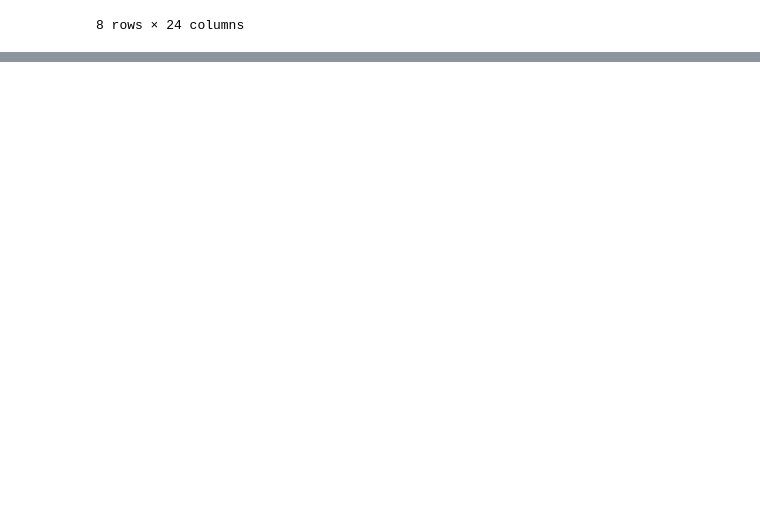
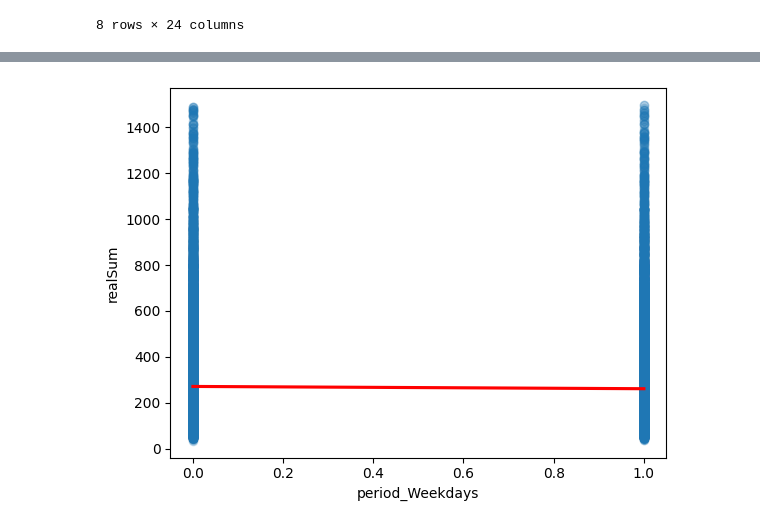
Before and after one commit to AddiH/DataScienceExam, a Jupyter notebook: nbs/data_explore.ipynb, the cells around one changed output, grey strips where cells are left out. Drawn from its saved outputs; the diff is of its cells as text; code cells hidden in the pictures; blank space fills up the shorter version.

```diff
--- a/nbs/data_explore.ipynb
+++ b/nbs/data_explore.ipynb
@@ -138,0 +141,27 @@ sns.heatmap(df_hot_filtered.corr(), cmap='viridis')
+# %%
+dummy_cols = ['biz', 'multi','single','room_type_Entire home/apt', 'city_Amsterdam', 'city_Athens', 'city_Barcelona','city_Berlin', 'city_Budapest','city_Lisbon','city_London', 'city_Paris', 'city_Rome', 'city_Vienna', 'period_Weekdays' ]
+
+df_hot2_plot1 = df_hot2[['realSum', 'person_capacity', 'biz', 'multi', 'bedrooms', 'dist', 'metro_dist', 'attr_index_norm', 'rest_index_norm','single', 'period_Weekdays']]
+df_hot2_plot2 = df_hot2[['realSum', 'city_Amsterdam', 'city_Athens', 'city_Barcelona', 'city_Berlin', 'city_Budapest', 'city_Lisbon', 'city_London','city_Paris', 'city_Rome','city_Vienna']]
+
+# Assuming df_hot2_plot1 and dummy_cols are already defined
+fig, ax = plt.subplots(nrows=4, ncols=3, figsize=(13,10))
+plot_idx = list(itertools.product(range(4), range(3)))
+
+# Filter columns to plot
+columns_to_plot = [c for c in df_hot2_plot1.columns if c != 'realSum']
+num_plots = len(columns_to_plot)
+
+for i, c in enumerate(columns_to_plot):
+    if c in dummy_cols:
+        sns.pointplot(data=df_hot2_plot1, x=c, y='realSum', ax=ax[plot_idx[i]])
+    else:
+        #.scatterplot(data=df_hot2_plot1, x=c, y='realSum', ax=ax[plot_idx[i]], alpha=0.02)
+        sns.regplot(data=df_hot2_plot1, x=c, y='realSum', ax=ax[plot_idx[i]], scatter_kws={'alpha':0.02}, line_kws={'color': 'red'}, ci = 95)
+
+# Hide unused subplots if any
+for j in range(num_plots, len(plot_idx)):
+    ax[plot_idx[j]].set_visible(False)
+
+plt.tight_layout()
+plt.show()
@@ -139 +170,7 @@ sns.heatmap(df_hot_filtered.corr(), cmap='viridis')
+# %%
+# Simplified test
+sns.regplot(data=df_hot2_plot1, x='period_Weekdays', y='realSum', scatter_kws={'alpha': 0.2}, line_kws={'color': 'red'}, ci=95)
+plt.show()
+# %% [output]
+[figure, added]
 # %%
```
Also changed, not shown: parts of 9 cells of this notebook.
